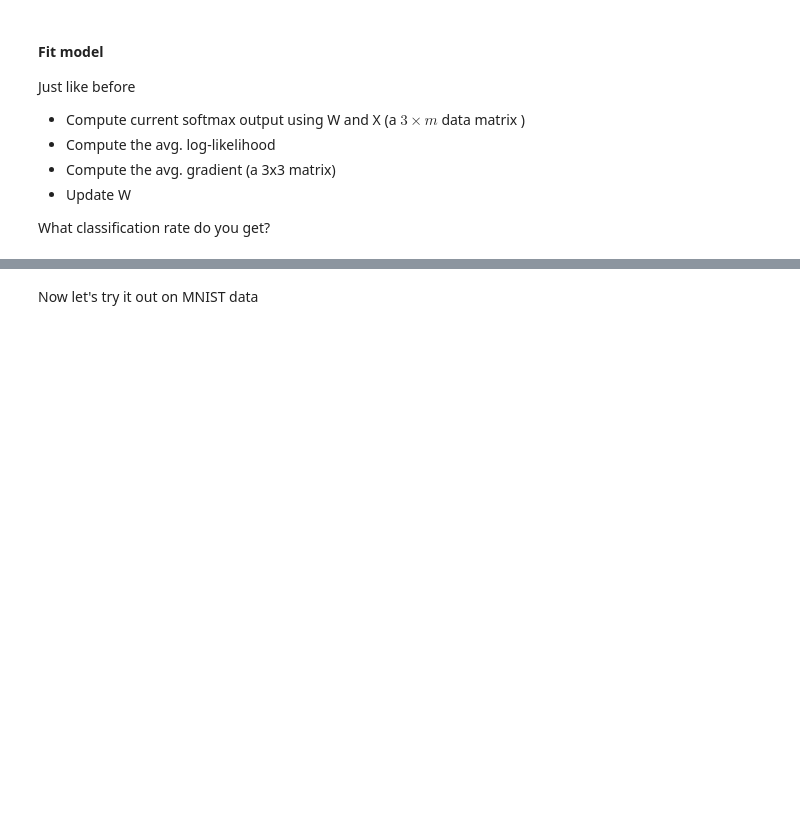
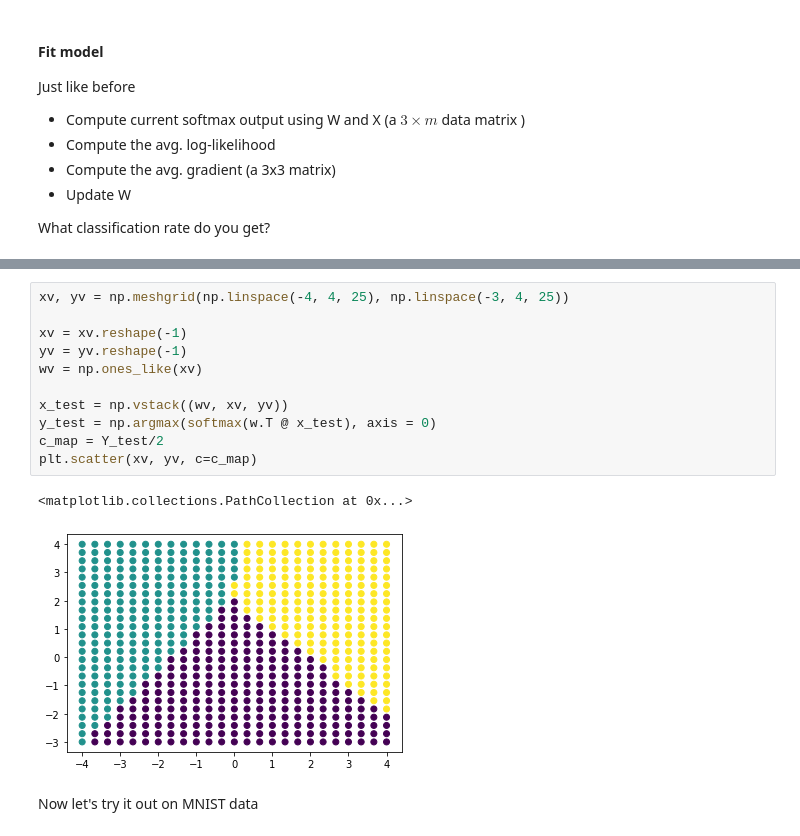
Before and after one commit to dscho15/deep-learning-course, a Jupyter notebook: Lecture2.ipynb, the cells around one changed output, grey strips where cells are left out. Saved outputs shown, nothing was run; the diff lists cells and outputs as text; blank space fills up the shorter version.

```diff
--- a/Lecture2.ipynb
+++ b/Lecture2.ipynb
@@ -151,3 +200,17 @@ What classification rate do you get?
+# %%
+xv, yv = np.meshgrid(np.linspace(-4, 4, 25), np.linspace(-3, 4, 25))
+
+xv = xv.reshape(-1)
+yv = yv.reshape(-1)
+wv = np.ones_like(xv)
+
+x_test = np.vstack((wv, xv, yv))
+y_test = np.argmax(softmax(w.T @ x_test), axis = 0)
+c_map = Y_test/2
+plt.scatter(xv, yv, c=c_map)
+# %% [output]
+<matplotlib.collections.PathCollection at 0x...>
+[figure, added]
 # %% [markdown]
 Now let's try it out on MNIST data
 # %%
```
Also changed, not shown: parts of 12 cells of this notebook.
